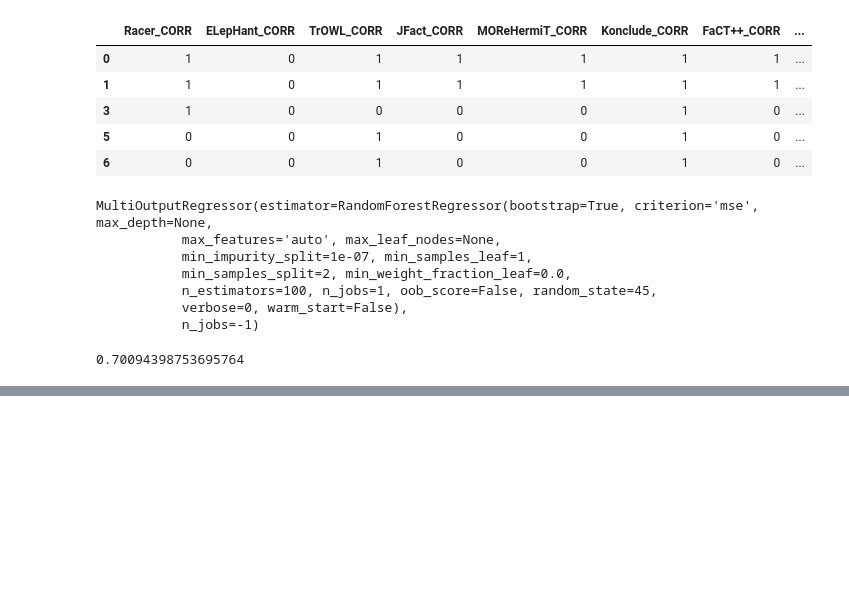
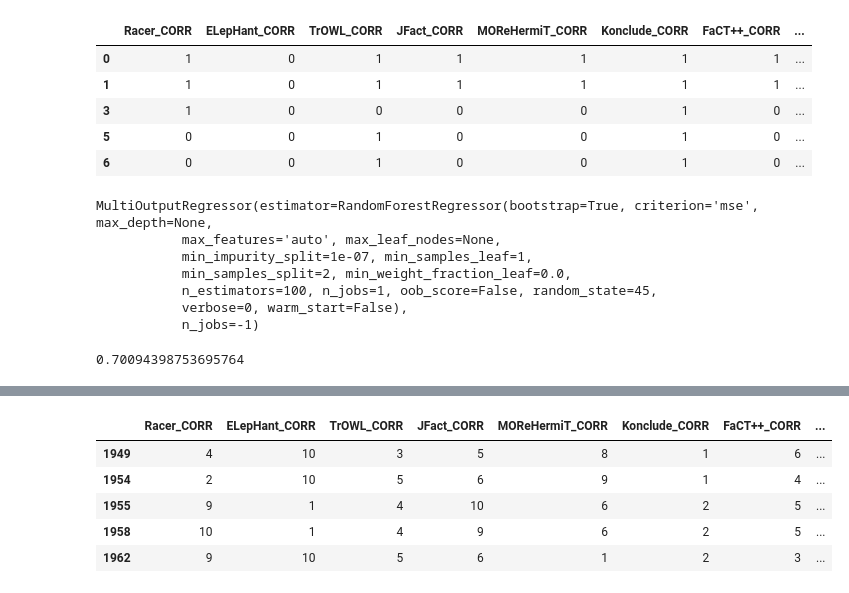
Before and after one commit to hemantnyadav/MultiCriterialRanking, a Jupyter notebook: Multi Criteria Ranking.ipynb, the cells around one changed output, grey strips where cells are left out. Saved outputs shown, nothing was run; the diff lists cells and outputs as text; code cells hidden in the pictures; blank space fills up the shorter version.

```diff
--- a/Multi Criteria Ranking.ipynb
+++ b/Multi Criteria Ranking.ipynb
@@ -139,0 +287,9 @@ timerank_vector.head()
+# %%
+reasoner_ranks_test.tail()
+# %% [output]
+|  | Racer_CORR | ELepHant_CORR | TrOWL_CORR | JFact_CORR | MOReHermiT_CORR | Konclude_CORR | FaCT++_CORR | ... |
+| 1949 | 4 | 10 | 3 | 5 | 8 | 1 | 6 | ... |
+| 1954 | 2 | 10 | 5 | 6 | 9 | 1 | 4 | ... |
+| 1955 | 9 | 1 | 4 | 10 | 6 | 2 | 5 | ... |
+| 1958 | 10 | 1 | 4 | 9 | 6 | 2 | 5 | ... |
+| 1962 | 9 | 10 | 5 | 6 | 1 | 2 | 3 | ... |
```
Also changed, not shown: parts of 7 cells of this notebook.
